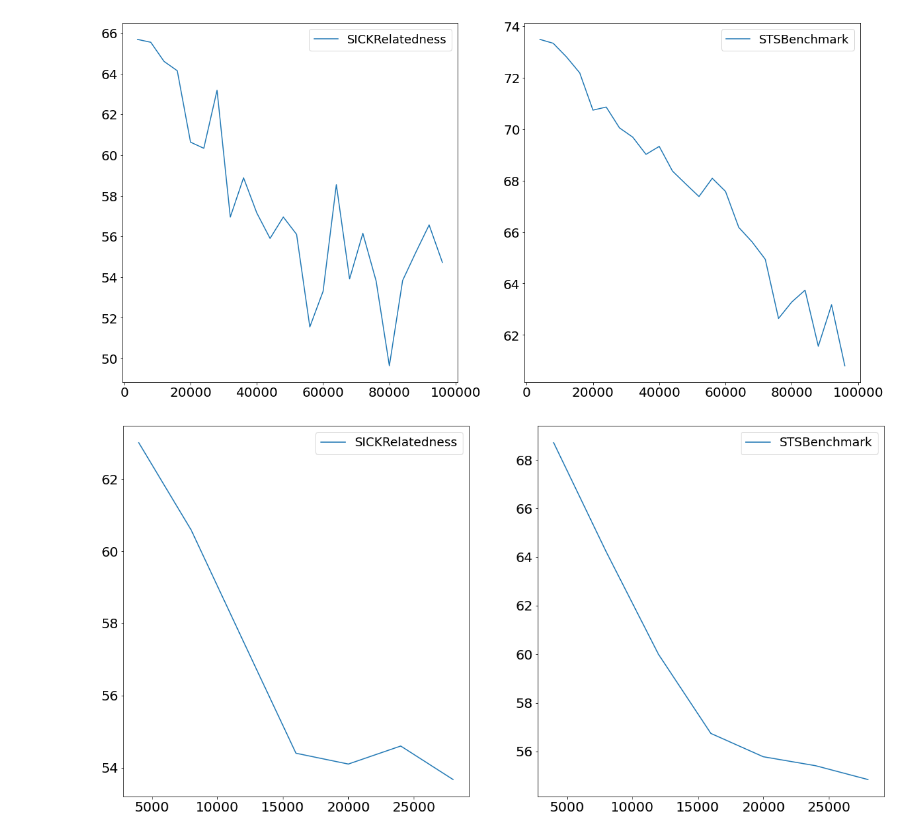
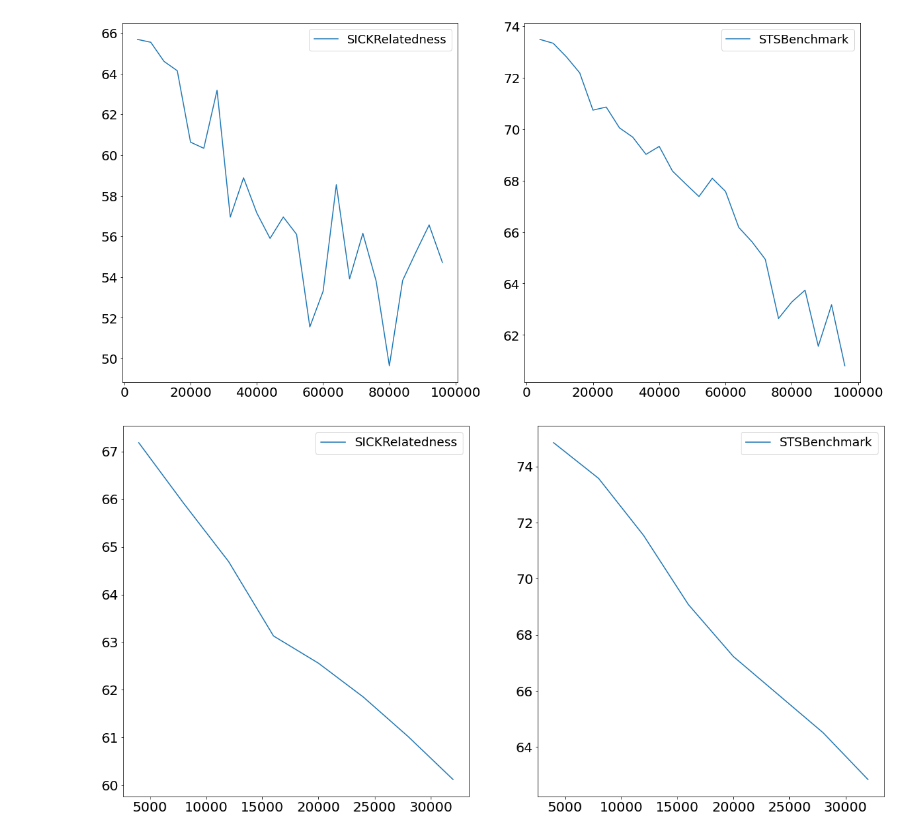
Before and after one commit to MaveriQ/barlowtwins, a Jupyter notebook: pl_model/senteval/result_plots.ipynb, the cells around one changed output. Drawn from its saved outputs; the diff is of its cells as text; code cells hidden in the pictures.

```diff
--- a/pl_model/senteval/result_plots.ipynb
+++ b/pl_model/senteval/result_plots.ipynb
@@ -190,6 +190,6 @@ model_trainable9_4096_2 = process_data('bert_trainable9_bs32_74mil_4096_2.csv')
 # %% [output]
 [figure]
 # %%
-bert_trainable3_nolars_74mil_4096_2 = process_data('bert_trainable3_bs32_lamcorr1.0_nolars_74mil_4096_2.csv')
+bert_trainable3_nolars_74mil_4096_2 = process_data('bert_trainable3_bs32_lr1e-4_lamcorr1.0_nolars_74mil_4096_2.csv')
 # %% [output]
-[figure, old version]
+[figure, new version]
```
Also changed, not shown: 2 other files.
